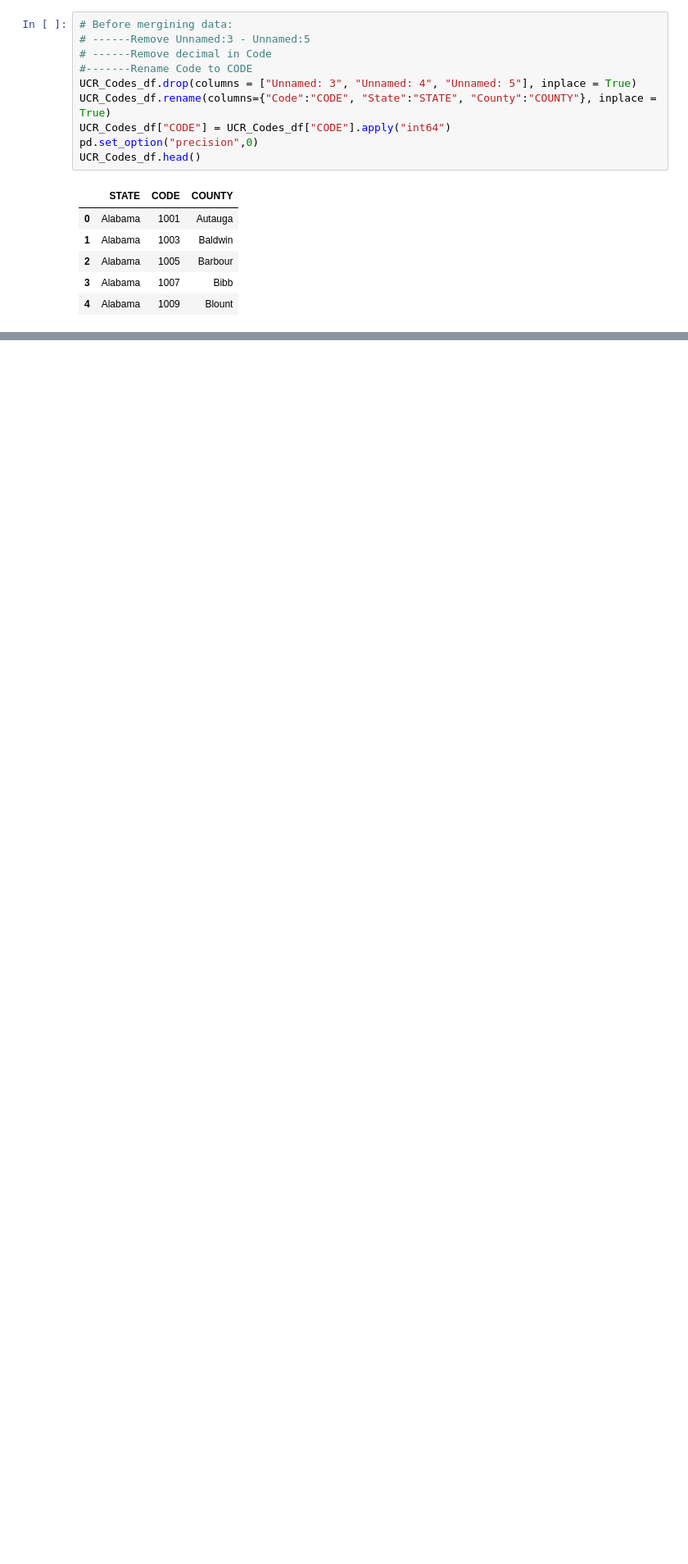
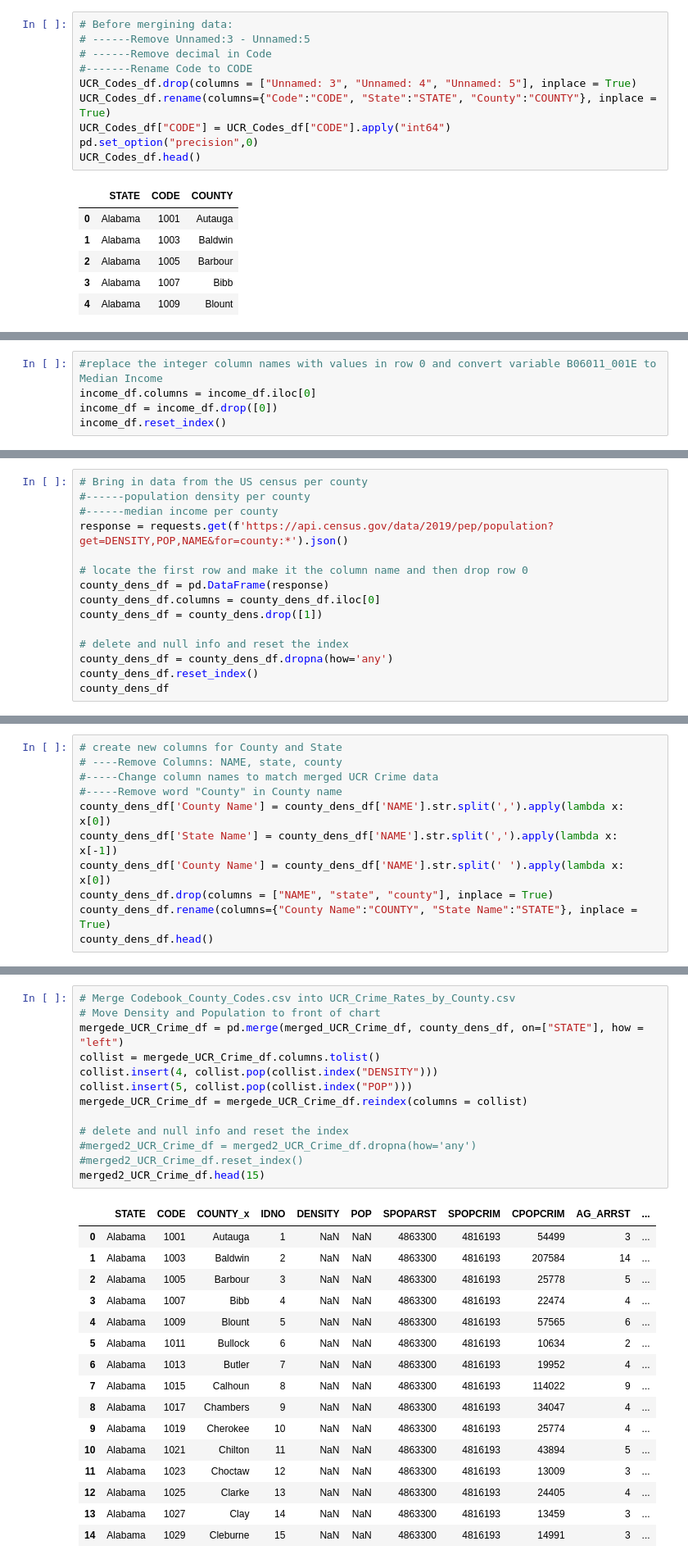
Before and after one commit to melindaeudy/Project_1, a Jupyter notebook: Project_1.ipynb, the cells around one changed output, grey strips where cells are left out. Shown at 82% size. Drawn from its saved outputs; the diff is of its cells as text; blank space fills up the shorter version.

Commit message:
added median income, population and density

```diff
--- a/Project_1.ipynb
+++ b/Project_1.ipynb
@@ -128,0 +152,5 @@ merged_UCR_Crime_df.head(15)
+# %%
+#replace the integer column names with values in row 0 and convert variable B06011_001E to Median Income
+income_df.columns = income_df.iloc[0]
+income_df = income_df.drop([0])
+income_df.reset_index()
@@ -128,0 +214,15 @@ merged_UCR_Crime_df.head(15)
+# %%
+# Bring in data from the US census per county
+#------population density per county
+#------median income per county
+response = requests.get(f'https://api.census.gov/data/2019/pep/population?get=DENSITY,POP,NAME&for=county:*').json()
+
+# locate the first row and make it the column name and then drop row 0
+county_dens_df = pd.DataFrame(response)
+county_dens_df.columns = county_dens_df.iloc[0]
+county_dens_df = county_dens.drop([1])
+
+# delete and null info and reset the index
+county_dens_df = county_dens_df.dropna(how='any')
+county_dens_df.reset_index()
+county_dens_df
@@ -128,0 +243,11 @@ merged_UCR_Crime_df.head(15)
+# %%
+# create new columns for County and State
+# ----Remove Columns: NAME, state, county
+#-----Change column names to match merged UCR Crime data
+#-----Remove word "County" in County name
+county_dens_df['County Name'] = county_dens_df['NAME'].str.split(',').apply(lambda x: x[0])
+county_dens_df['State Name'] = county_dens_df['NAME'].str.split(',').apply(lambda x: x[-1])
+county_dens_df['County Name'] = county_dens_df['NAME'].str.split(' ').apply(lambda x: x[0])
+county_dens_df.drop(columns = ["NAME", "state", "county"], inplace = True)
+county_dens_df.rename(columns={"County Name":"COUNTY", "State Name":"STATE"}, inplace = True)
+county_dens_df.head()
@@ -128,0 +261,30 @@ merged_UCR_Crime_df.head(15)
+# %%
+# Merge Codebook_County_Codes.csv into UCR_Crime_Rates_by_County.csv
+# Move Density and Population to front of chart
+mergede_UCR_Crime_df = pd.merge(merged_UCR_Crime_df, county_dens_df, on=["STATE"], how = "left")
+collist = mergede_UCR_Crime_df.columns.tolist()
+collist.insert(4, collist.pop(collist.index("DENSITY")))
+collist.insert(5, collist.pop(collist.index("POP")))
+mergede_UCR_Crime_df = mergede_UCR_Crime_df.reindex(columns = collist)
+
+# delete and null info and reset the index
+#merged2_UCR_Crime_df = merged2_UCR_Crime_df.dropna(how='any')
+#merged2_UCR_Crime_df.reset_index()
+merged2_UCR_Crime_df.head(15)
+# %% [output]
+|  | STATE | CODE | COUNTY_x | IDNO | DENSITY | POP | SPOPARST | SPOPCRIM | CPOPCRIM | AG_ARRST | ... |
+| 0 | Alabama | 1001 | Autauga | 1 | NaN | NaN | 4863300 | 4816193 | 54499 | 3 | ... |
+| 1 | Alabama | 1003 | Baldwin | 2 | NaN | NaN | 4863300 | 4816193 | 207584 | 14 | ... |
+| 2 | Alabama | 1005 | Barbour | 3 | NaN | NaN | 4863300 | 4816193 | 25778 | 5 | ... |
+| 3 | Alabama | 1007 | Bibb | 4 | NaN | NaN | 4863300 | 4816193 | 22474 | 4 | ... |
+| 4 | Alabama | 1009 | Blount | 5 | NaN | NaN | 4863300 | 4816193 | 57565 | 6 | ... |
+| 5 | Alabama | 1011 | Bullock | 6 | NaN | NaN | 4863300 | 4816193 | 10634 | 2 | ... |
+| 6 | Alabama | 1013 | Butler | 7 | NaN | NaN | 4863300 | 4816193 | 19952 | 4 | ... |
+| 7 | Alabama | 1015 | Calhoun | 8 | NaN | NaN | 4863300 | 4816193 | 114022 | 9 | ... |
+| 8 | Alabama | 1017 | Chambers | 9 | NaN | NaN | 4863300 | 4816193 | 34047 | 4 | ... |
+| 9 | Alabama | 1019 | Cherokee | 10 | NaN | NaN | 4863300 | 4816193 | 25774 | 4 | ... |
+| 10 | Alabama | 1021 | Chilton | 11 | NaN | NaN | 4863300 | 4816193 | 43894 | 5 | ... |
+| 11 | Alabama | 1023 | Choctaw | 12 | NaN | NaN | 4863300 | 4816193 | 13009 | 3 | ... |
+| 12 | Alabama | 1025 | Clarke | 13 | NaN | NaN | 4863300 | 4816193 | 24405 | 4 | ... |
+| 13 | Alabama | 1027 | Clay | 14 | NaN | NaN | 4863300 | 4816193 | 13459 | 3 | ... |
+| 14 | Alabama | 1029 | Cleburne | 15 | NaN | NaN | 4863300 | 4816193 | 14991 | 3 | ... |
```
Also changed, not shown: parts of 8 cells of this notebook.
